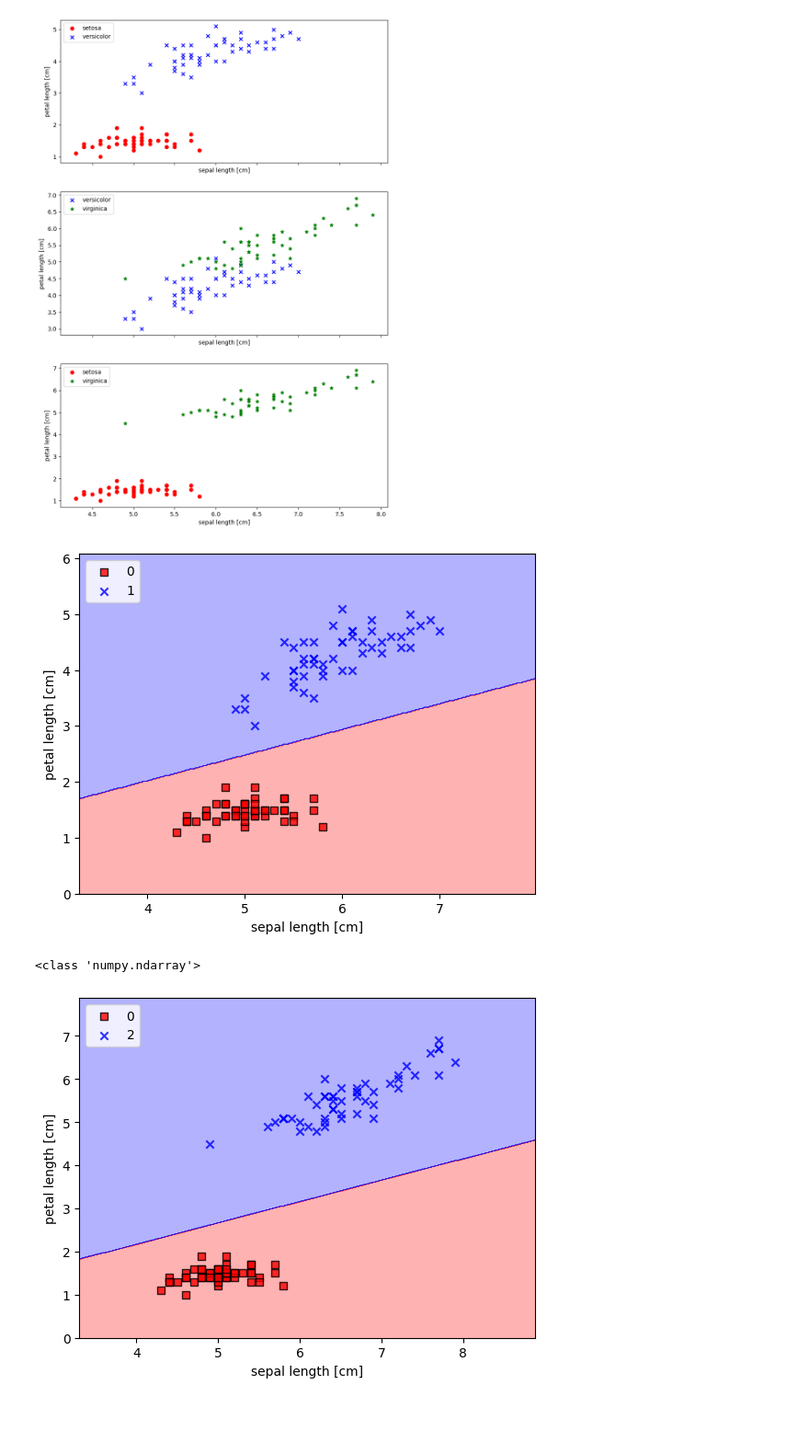
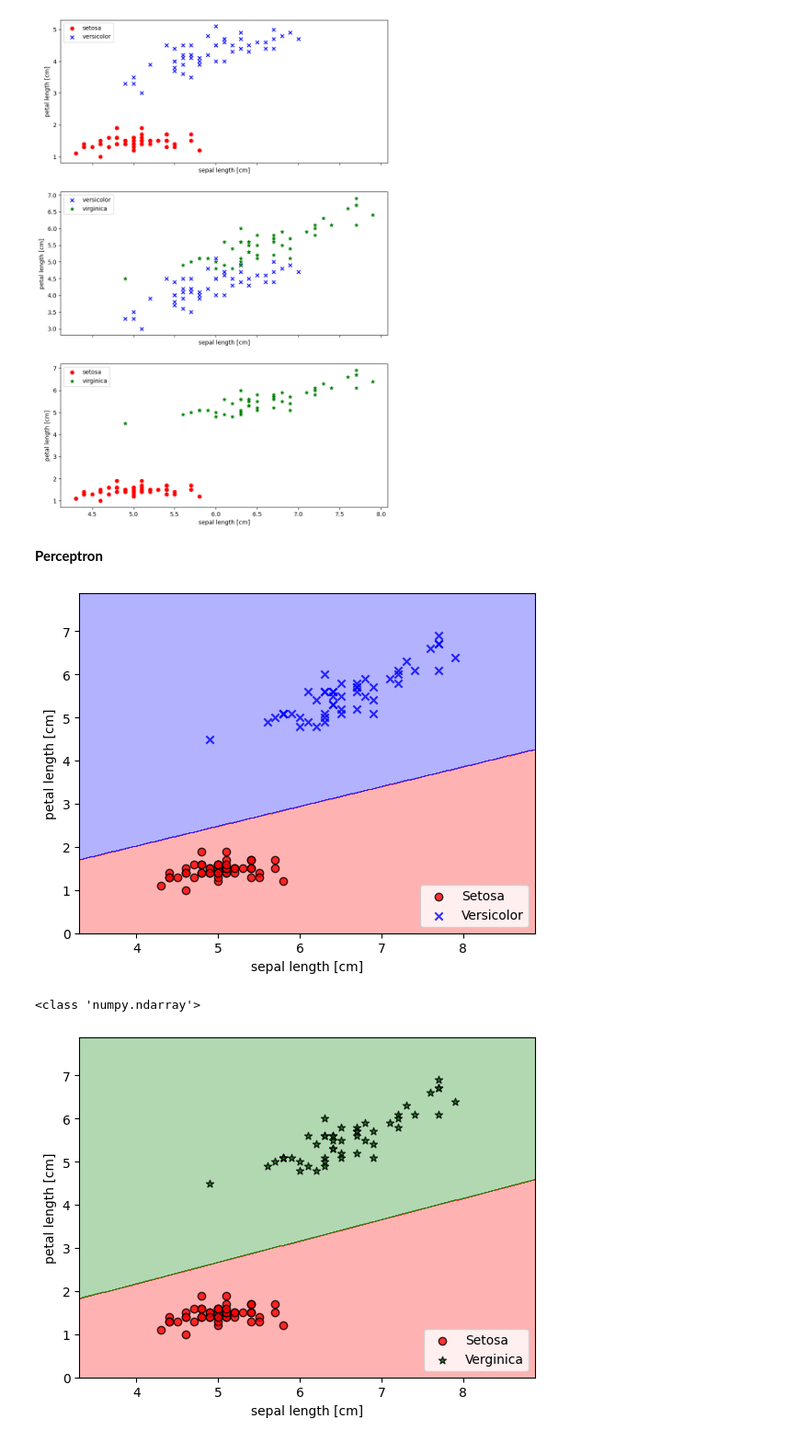
Before and after one commit to ander9991/CS-GY-6923-Machine-Learning, a Jupyter notebook: Steven_Granaturov_Assignment02.ipynb, the cells around one changed output. Shown at 92% size. Cells and saved outputs as stored; diff of their text form; code cells hidden in the pictures; blank space fills up the shorter version.

```diff
--- a/Steven_Granaturov_Assignment02.ipynb
+++ b/Steven_Granaturov_Assignment02.ipynb
@@ -135,14 +115,16 @@ ax[2].legend(loc = 'upper left')
 # %% [output]
 <matplotlib.legend.Legend at 0x...>
 [figure]
+# %% [markdown]
+**Perceptron**
 # %%
 # Selecting X & y values from setosa & versicolor (sepal length vs petal length)
-y =  Iris.iloc[0:100, 4].values
-X = Iris.iloc[0:100, [0, 2]].values
+y_percep1 =  Iris.iloc[0:100, 4].values
+X_percep1 = Iris.iloc[0:100, [0, 2]].values
 
 # Creating Perceptron model
 perceptron_model = Perceptron(eta0=0.1, max_iter=10)
-perceptron_model.fit(X, y)
+perceptron_model.fit(X_percep1, y_percep1)
 
 from matplotlib.colors import ListedColormap
 
@@ -150,7 +132,7 @@ from matplotlib.colors import ListedColormap
 def plot_decision_regions(X, y, classifier, resolution=0.02):
 
     # setup marker generator and color map
-    markers = ('s', 'x', 'o', '^', 'v')
+    markers = ('o', 'x', '*')
     colors = ('red', 'blue', 'lightgreen', 'gray', 'cyan')
     cmap = ListedColormap(colors[:len(np.unique(y))])
 
@@ -177,26 +159,28 @@ def plot_decision_regions(X, y, classifier, resolution=0.02):
 plot_decision_regions(X, y, classifier=perceptron_model)
 plt.xlabel('sepal length [cm]')
 plt.ylabel('petal length [cm]')
-plt.legend(loc='upper left')
 
+L = plt.legend(loc = 'lower right')
+L.get_texts()[0].set_text("Setosa")
+L.get_texts()[1].set_text("Versicolor")
 
 # plt.savefig('images/02_08.png', dpi=300)
 plt.show()
 # %% [output]
-[figure, old version]
+[figure, new version]
 # %%
-# Selecting X & y values from setosa & versicolor (sepal length vs petal length)
+# Selecting X & y values from setosa & virginica (sepal length vs petal length)
 y1 = Iris.iloc[0:50, 4].values
 y2 = Iris.iloc[100:150, 4].values
 x1 = x = Iris.iloc[0:50, [0, 2]].values
 x2 = x = Iris.iloc[100:150, [0, 2]].values
 print(type(x1))
-y= np.concatenate([y1,y2])
-X = np.concatenate([x1,x2])
+y_percep2 = np.concatenate([y1,y2])
+X_percep2 = np.concatenate([x1,x2])
 
 # Creating Perceptron model
 perceptron_model = Perceptron(eta0=0.1, max_iter=10)
-perceptron_model.fit(X, y)
+perceptron_model.fit(X_percep2, y_percep2)
 
 from matplotlib.colors import ListedColormap
 
@@ -204,37 +188,40 @@ from matplotlib.colors import ListedColormap
 def plot_decision_regions(X, y, classifier, resolution=0.02):
 
     # setup marker generator and color map
-    markers = ('s', 'x', 'o', '^', 'v')
-    colors = ('red', 'blue', 'lightgreen', 'gray', 'cyan')
+    markers = ('o', '*')
+    colors = ('red', 'green')
     cmap = ListedColormap(colors[:len(np.unique(y))])
 
     # plot the decision surface
     x1_min, x1_max = X[:, 0].min() - 1, X[:, 0].max() + 1
     x2_min, x2_max = X[:, 1].min() - 1, X[:, 1].max() + 1
     xx1, xx2 = np.meshgrid(np.arange(x1_min, x1_max, resolution),
                            np.arange(x2_min, x2_max, resolution))
     Z = classifier.predict(np.array([xx1.ravel(), xx2.ravel()]).T)
     Z = Z.reshape(xx1.shape)
     plt.contourf(xx1, xx2, Z, alpha=0.3, cmap=cmap)
     plt.xlim(xx1.min(), xx1.max())
     plt.ylim(xx2.min(), xx2.max())
 
     # plot class examples
     for idx, cl in enumerate(np.unique(y)):
         plt.scatter(x=X[y == cl, 0],
                     y=X[y == cl, 1],
                     alpha=0.8,
                     c=colors[idx],
                     marker=markers[idx],
                     label=cl,
                     edgecolor='black')
 plot_decision_regions(X, y, classifier=perceptron_model)
 plt.xlabel('sepal length [cm]')
 plt.ylabel('petal length [cm]')
-plt.legend(loc='upper left')
+
+L = plt.legend(loc = 'lower right')
+L.get_texts()[0].set_text("Setosa")
+L.get_texts()[1].set_text("Verginica")
 
 
 plt.show()
 # %% [output]
 <class 'numpy.ndarray'>
-[figure, old version]
+[figure, new version]
```
Also changed, not shown: parts of 4 cells of this notebook.
